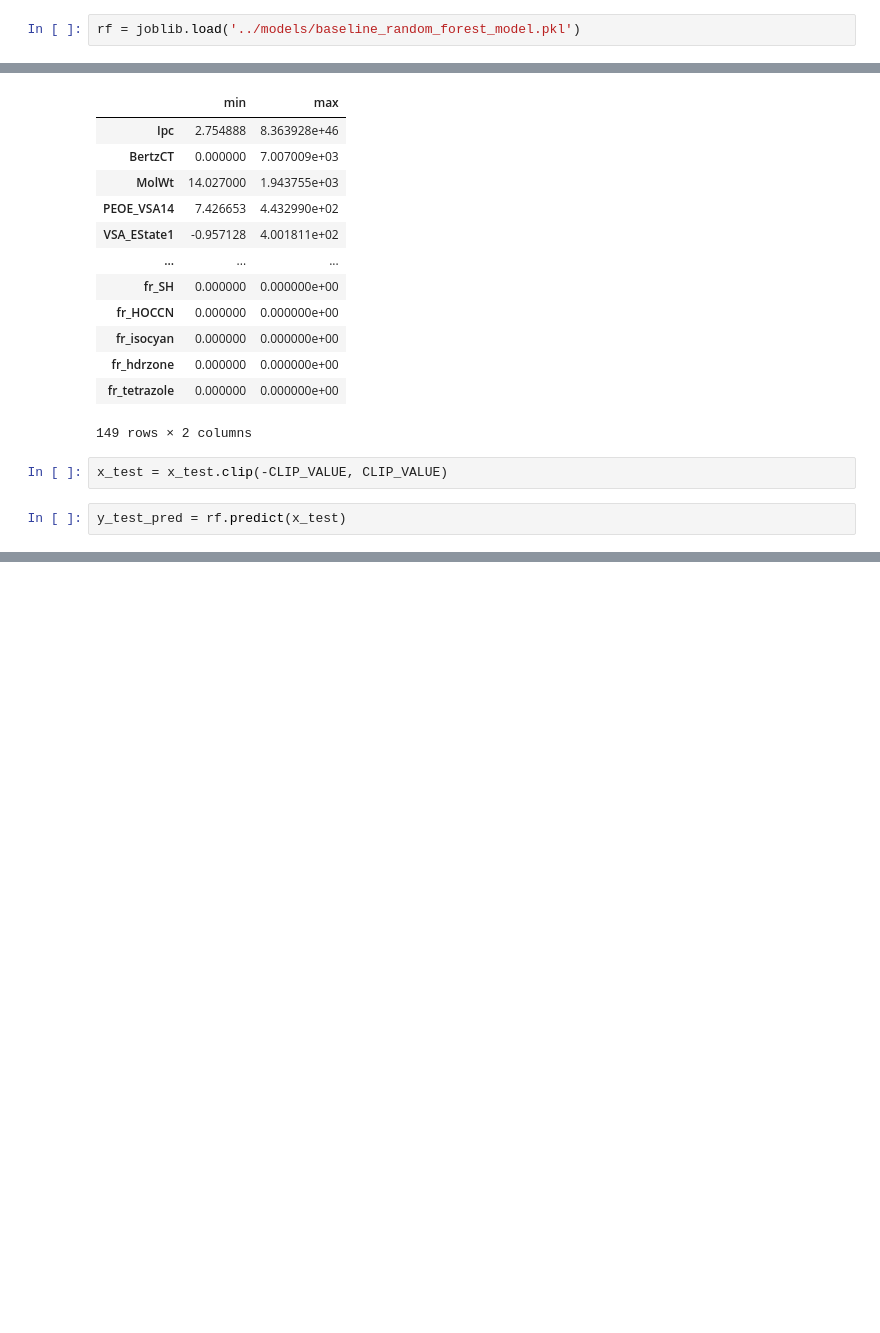
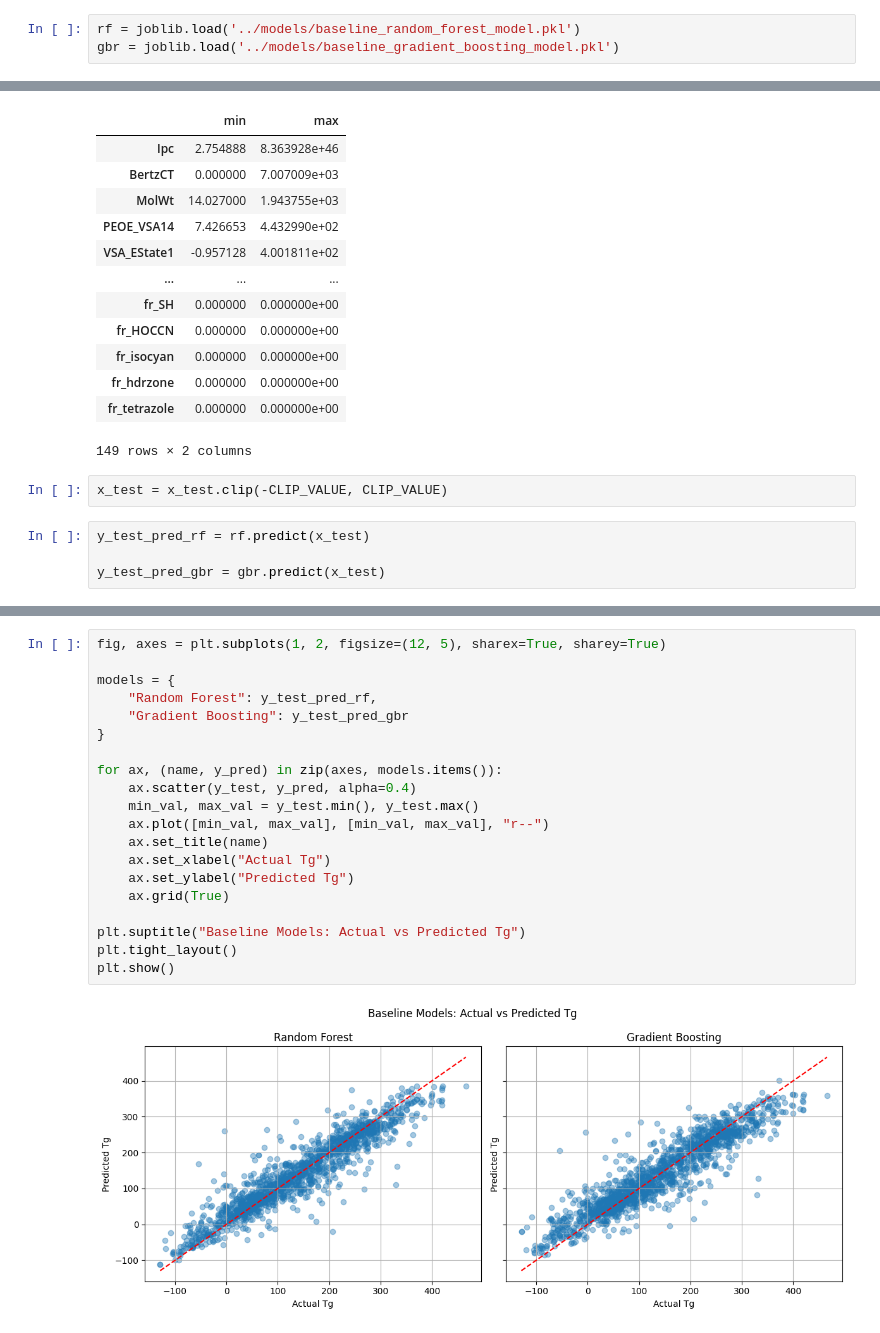
Before and after one commit to tsaicying/polymer-tg-predictor, a Jupyter notebook: notebooks/08_evaluate_baseline_model.ipynb, the cells around one changed output, grey strips where cells are left out. Saved outputs shown, nothing was run; the diff lists cells and outputs as text; blank space fills up the shorter version.

Commit message:
Train Gradient Boosting Baseline model and compare it with Random Forest

```diff
--- a/notebooks/08_evaluate_baseline_model.ipynb
+++ b/notebooks/08_evaluate_baseline_model.ipynb
@@ -23,6 +25,7 @@ x_test.shape, y_test.shape
 ((1457, 149), (1457,))
 # %%
 rf = joblib.load('../models/baseline_random_forest_model.pkl')
+gbr = joblib.load('../models/baseline_gradient_boosting_model.pkl')
 # %%
 x_test.describe().loc[['min', 'max']].T.sort_values('max', ascending=False)
 # %% [output]
@@ -42,5 +45,7 @@ x_test.describe().loc[['min', 'max']].T.sort_values('max', ascending=False)
 # %%
 x_test = x_test.clip(-CLIP_VALUE, CLIP_VALUE)
 # %%
-y_test_pred = rf.predict(x_test)
+y_test_pred_rf = rf.predict(x_test)
+
+y_test_pred_gbr = gbr.predict(x_test)
 # %%
@@ -81,3 +83,25 @@ plt.title('Residuals Distribution for Baseline Random Forest Model')
 plt.show()
 # %% [output]
 [figure]
+# %%
+fig, axes = plt.subplots(1, 2, figsize=(12, 5), sharex=True, sharey=True)
+
+models = {
+    "Random Forest": y_test_pred_rf,
+    "Gradient Boosting": y_test_pred_gbr
+}
+
+for ax, (name, y_pred) in zip(axes, models.items()):
+    ax.scatter(y_test, y_pred, alpha=0.4)
+    min_val, max_val = y_test.min(), y_test.max()
+    ax.plot([min_val, max_val], [min_val, max_val], "r--")
+    ax.set_title(name)
+    ax.set_xlabel("Actual Tg")
+    ax.set_ylabel("Predicted Tg")
+    ax.grid(True)
+
+plt.suptitle("Baseline Models: Actual vs Predicted Tg")
+plt.tight_layout()
+plt.show()
+# %% [output]
+[figure, added]
```
Also changed, not shown: parts of 10 cells of this notebook, 2 other files.
